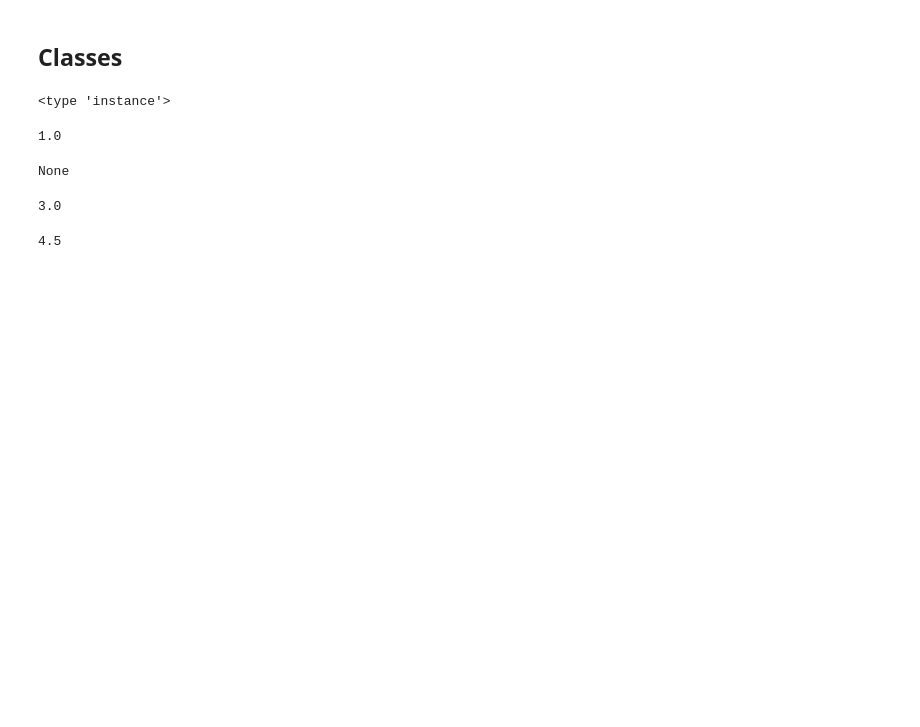
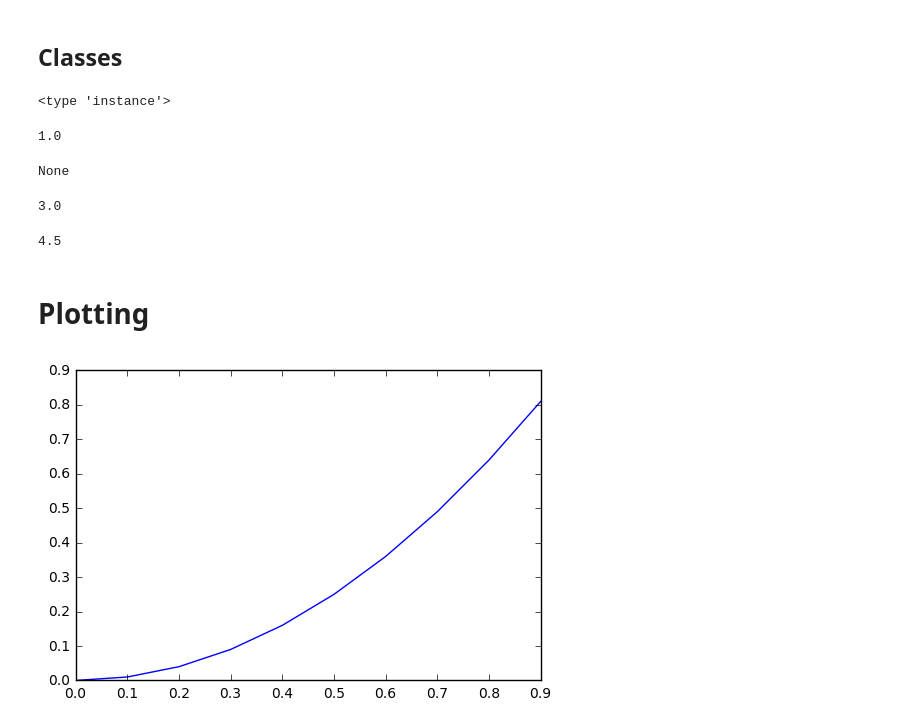
Before and after one commit to csaq5147/Programming, a Jupyter notebook: Lesson3.ipynb, the cells around one changed output. Saved outputs shown, nothing was run; the diff lists cells and outputs as text; code cells hidden in the pictures; blank space fills up the shorter version.

```diff
--- a/Lesson3.ipynb
+++ b/Lesson3.ipynb
@@ -179,3 +179,5 @@ print p1.x
 print p1.y
 # %% [output]
 4.5
+# %% [markdown]
+# Plotting
@@ -181,0 +190,6 @@ print p1.y
+# %%
+x = np.arange(0,1, 0.1)
+y = x**2
+plt.plot(x,y);
+# %% [output]
+[figure, added]
```
Also changed, not shown: parts of 10 cells of this notebook.
